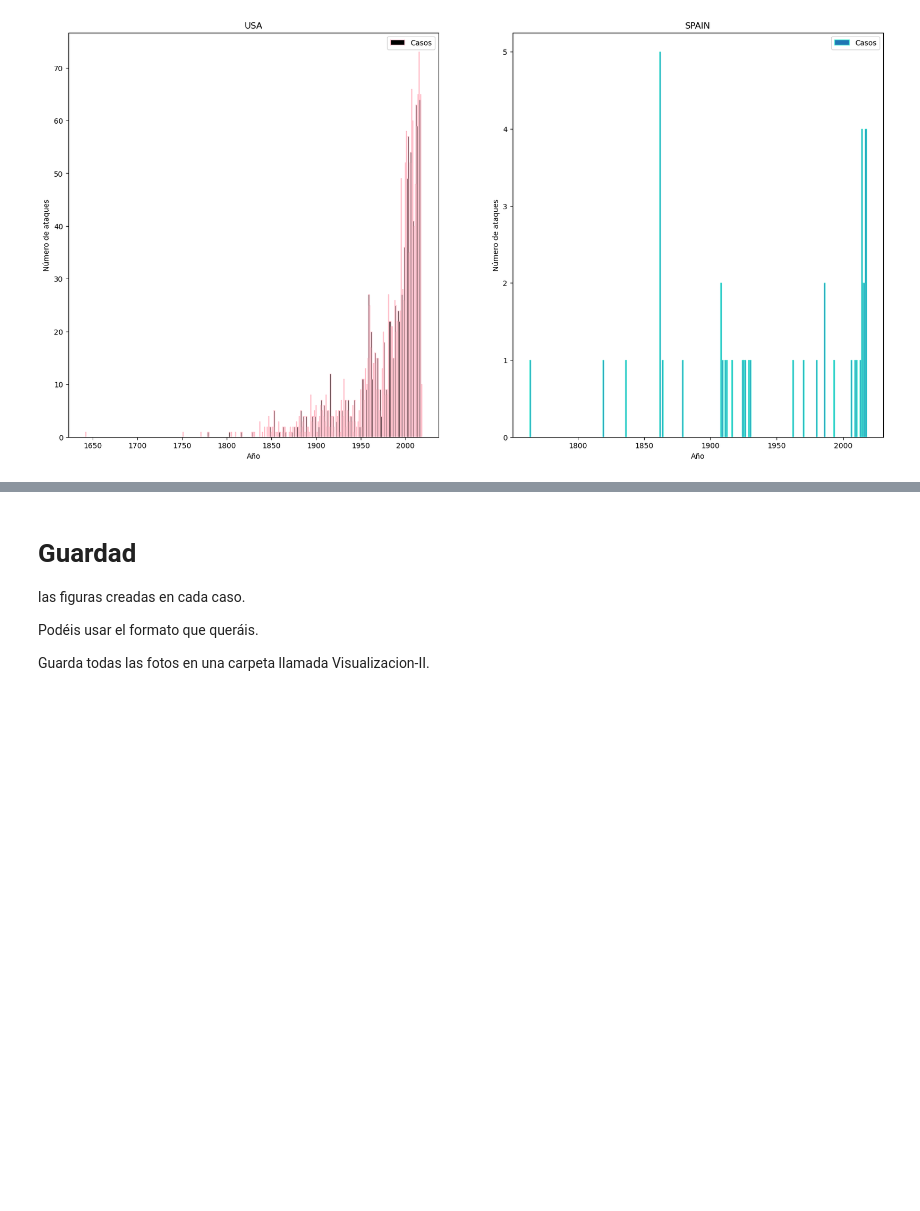
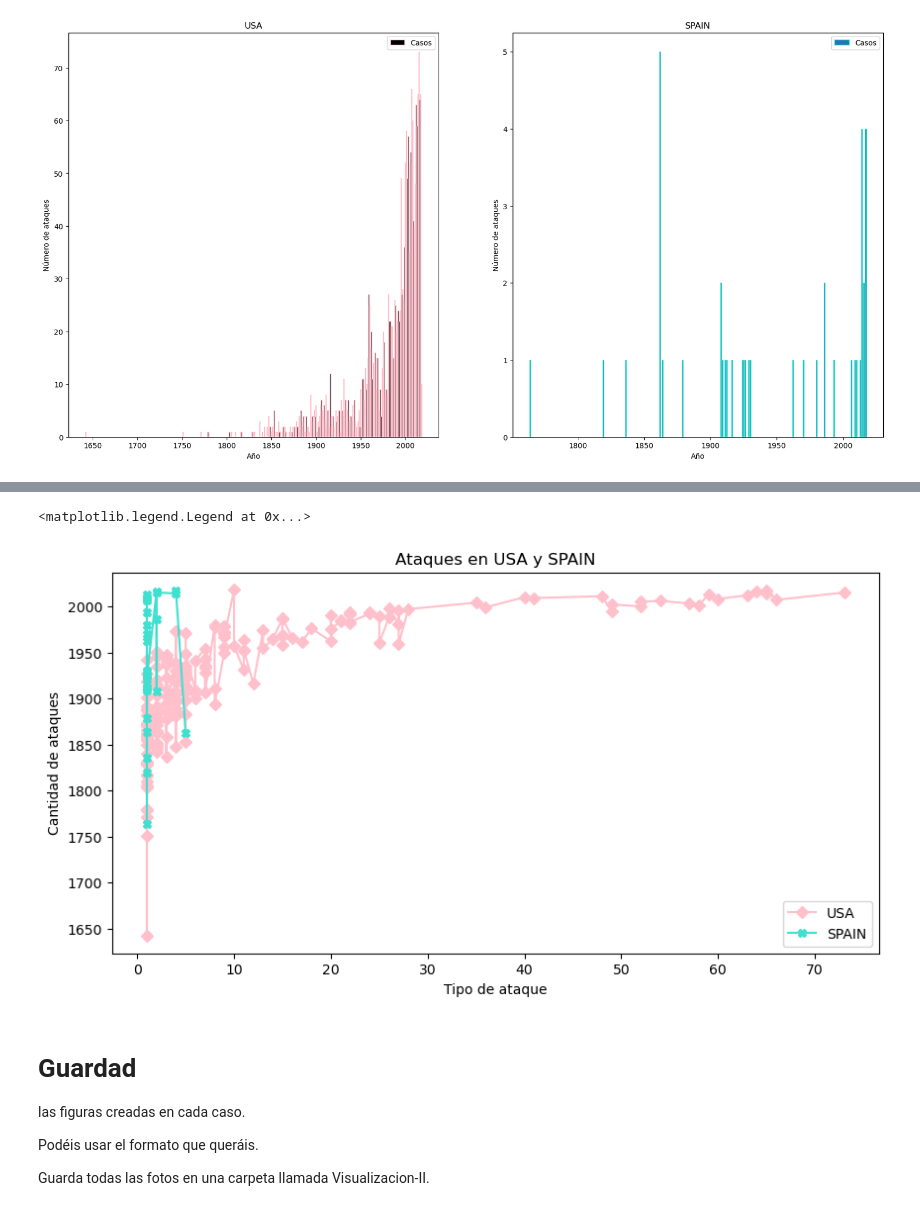
Before and after one commit to Adalab/DA-promoC-modulo-02-Marina-Lourdes-Ana, a Jupyter notebook: Visualizacion/02-Visualizacion_2.ipynb, the cells around one changed output, grey strips where cells are left out. Cells and saved outputs as stored; diff of their text form; code cells hidden in the pictures; blank space fills up the shorter version.

Commit message:
visual02

```diff
--- a/Visualizacion/02-Visualizacion_2.ipynb
+++ b/Visualizacion/02-Visualizacion_2.ipynb
@@ -215,3 +223,18 @@ plt.savefig('02-graficas-ataques.png')
+# %%
+fig,ax = plt.subplots(figsize=(10,5))
+
+plt.plot(y3,x3, color="pink", marker="D")
+plt.plot(y4,x4, color="turquoise", marker="X")
+
+plt.title("Ataques en USA y SPAIN")
+
+ax.set_xlabel("Tipo de ataque")
+ax.set_ylabel("Cantidad de ataques")
+
+ax.legend(labels=["USA","SPAIN"])
+# %% [output]
+<matplotlib.legend.Legend at 0x...>
+[figure, added]
 # %% [markdown]
 # Guardad
 
```
Also changed, not shown: parts of 2 cells of this notebook, 5 other files.
